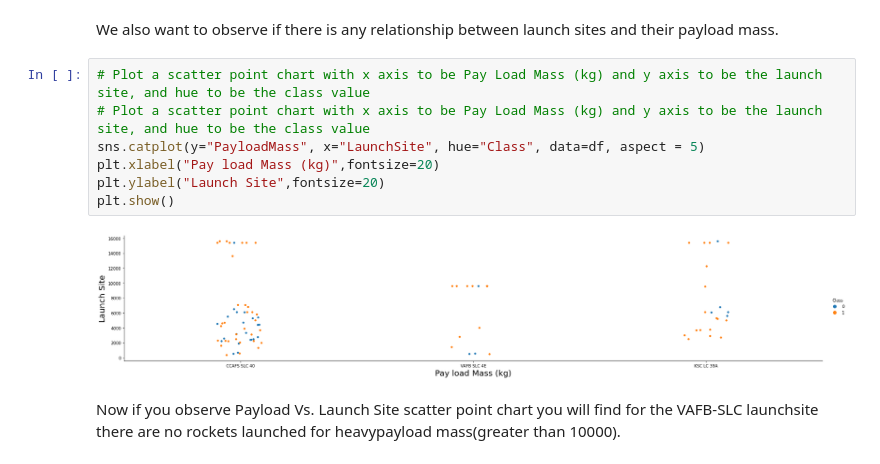
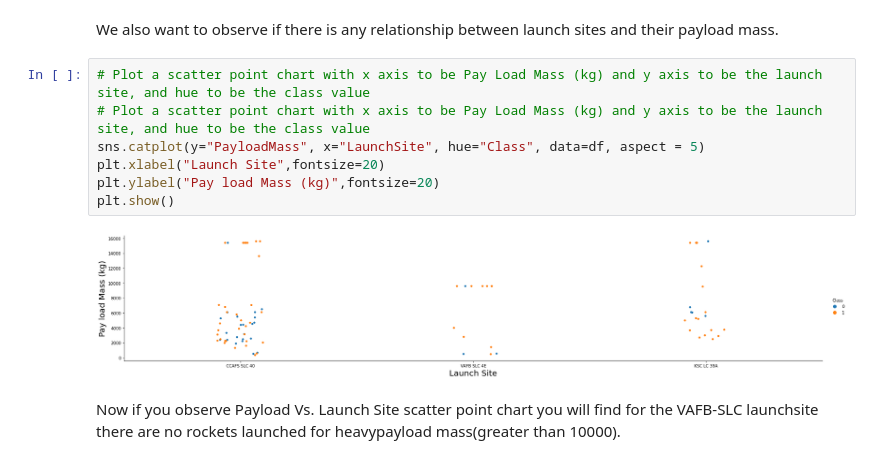
Before and after one commit to sabacoursera/IBM-Capstone-Project, a Jupyter notebook: Exploratory using pandas and marplot.ipynb, the cells around one changed output. Drawn from its saved outputs; the diff is of its cells as text.

```diff
--- a/Exploratory using pandas and marplot.ipynb
+++ b/Exploratory using pandas and marplot.ipynb
@@ -101,12 +101,12 @@ We also want to observe if there is any relationship between launch sites and th
 # %%
 # Plot a scatter point chart with x axis to be Pay Load Mass (kg) and y axis to be the launch site, and hue to be the class value
 # Plot a scatter point chart with x axis to be Pay Load Mass (kg) and y axis to be the launch site, and hue to be the class value
 sns.catplot(y="PayloadMass", x="LaunchSite", hue="Class", data=df, aspect = 5)
-plt.xlabel("Pay load Mass (kg)",fontsize=20)
-plt.ylabel("Launch Site",fontsize=20)
+plt.xlabel("Launch Site",fontsize=20)
+plt.ylabel("Pay load Mass (kg)",fontsize=20)
 plt.show()
 # %% [output]
-[figure, old version]
+[figure, new version]
 # %% [markdown]
 Now if you observe Payload Vs. Launch Site scatter point chart you will find for the VAFB-SLC  launchsite there are no  rockets  launched for  heavypayload mass(greater than 10000).
 # %% [markdown]
```
